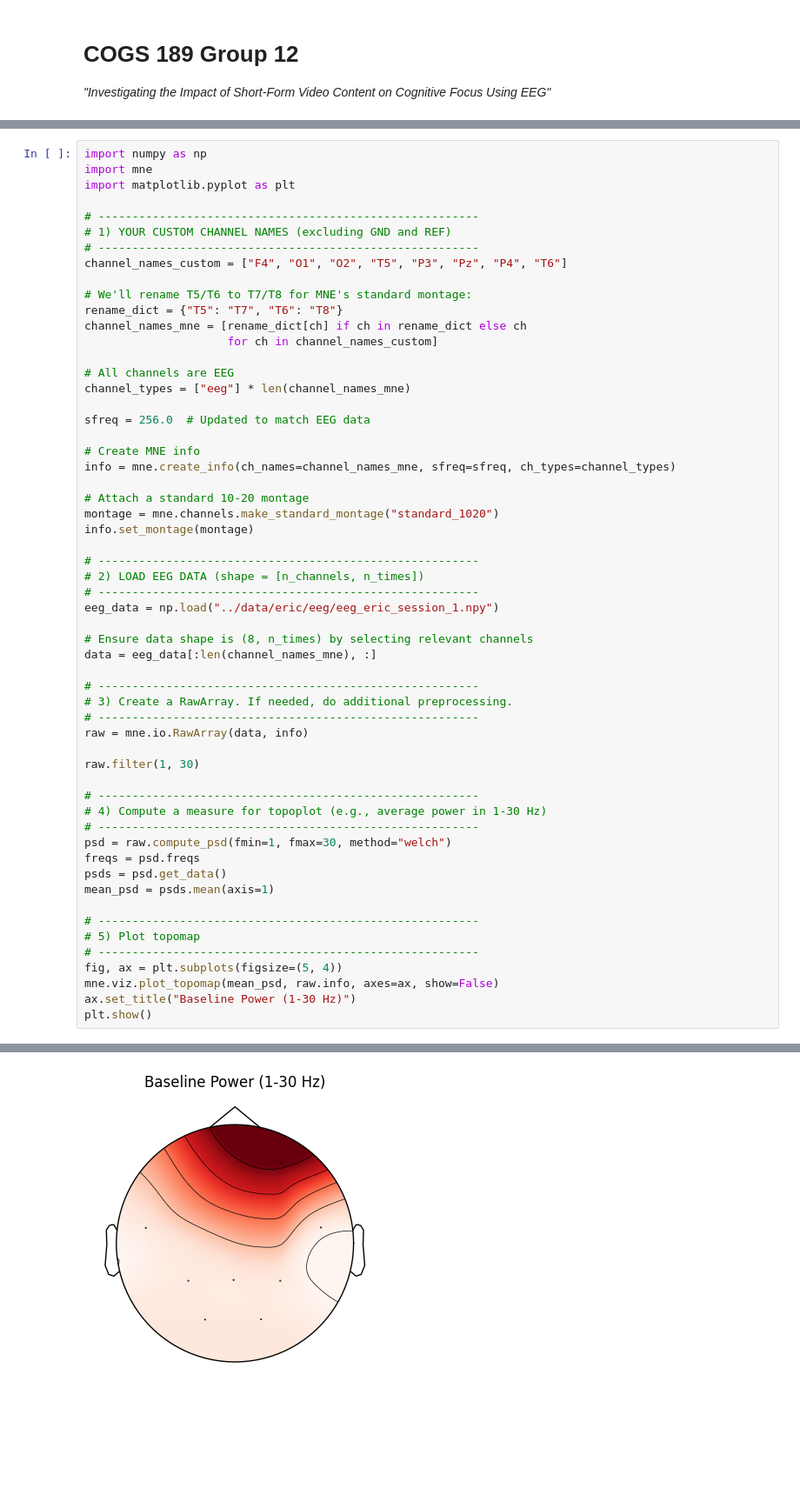
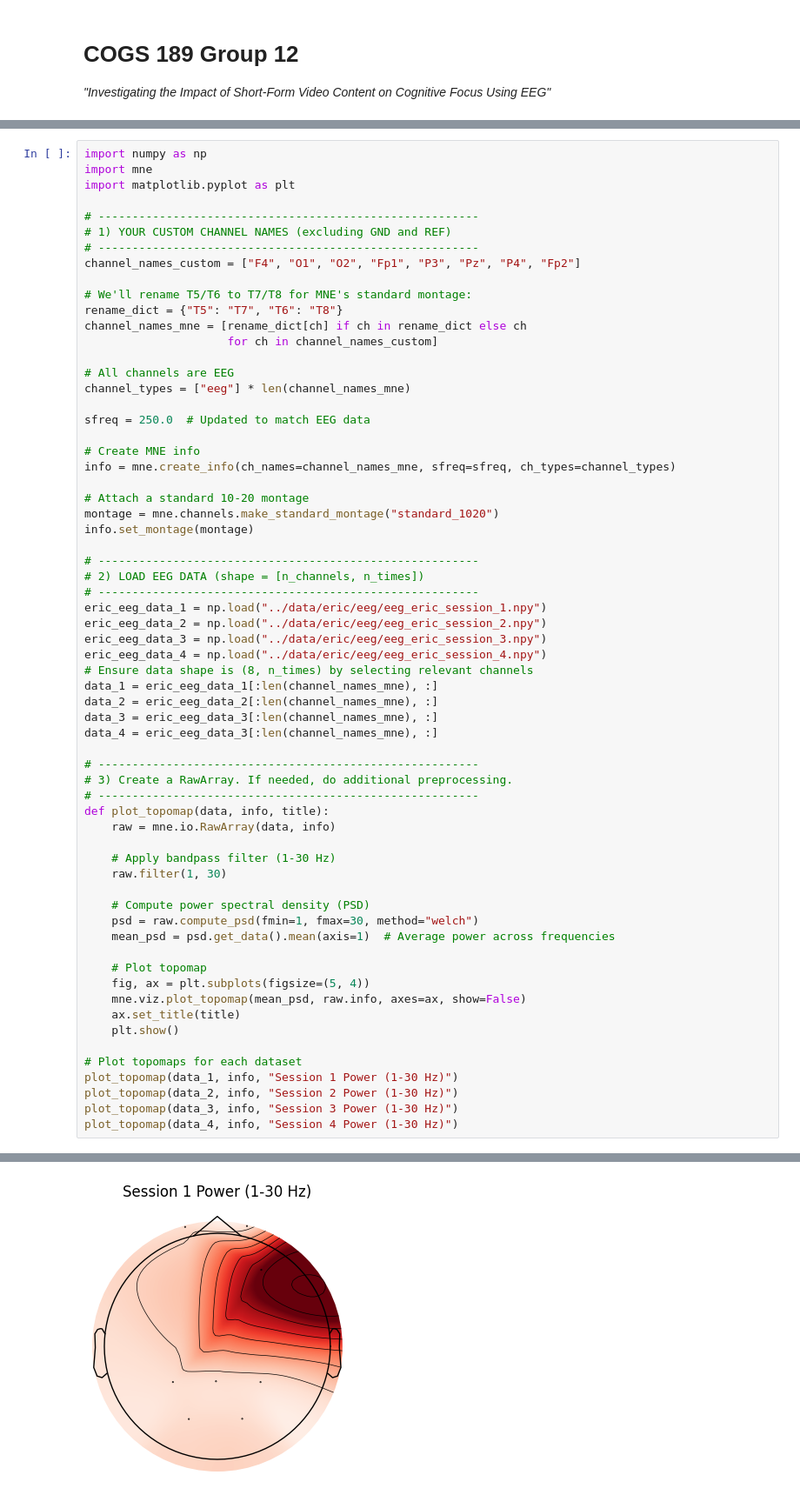
Before and after one commit to kkatevu/COGS189---Final-Project, a Jupyter notebook: COGS189/project_meat/Notebooks/eeg_data_analysis.ipynb, the cells around one changed output, grey strips where cells are left out. Shown: that part at 87% size. Cells and saved outputs as stored; diff of their text form; blank space fills up the shorter version.

```diff
--- a/COGS189/project_meat/Notebooks/eeg_data_analysis.ipynb
+++ b/COGS189/project_meat/Notebooks/eeg_data_analysis.ipynb
@@ -29,7 +29,7 @@ import matplotlib.pyplot as plt
 # --------------------------------------------------------
 # 1) YOUR CUSTOM CHANNEL NAMES (excluding GND and REF)
 # --------------------------------------------------------
-channel_names_custom = ["F4", "O1", "O2", "T5", "P3", "Pz", "P4", "T6"]
+channel_names_custom = ["F4", "O1", "O2", "Fp1", "P3", "Pz", "P4", "Fp2"]
 
 # We'll rename T5/T6 to T7/T8 for MNE's standard montage:
 rename_dict = {"T5": "T7", "T6": "T8"}
@@ -39,7 +39,7 @@ channel_names_mne = [rename_dict[ch] if ch in rename_dict else ch
 # All channels are EEG
 channel_types = ["eeg"] * len(channel_names_mne)
 
-sfreq = 256.0  # Updated to match EEG data
+sfreq = 250.0  # Updated to match EEG data
 
 # Create MNE info
 info = mne.create_info(ch_names=channel_names_mne, sfreq=sfreq, ch_types=channel_types)
@@ -51,32 +51,39 @@ info.set_montage(montage)
 # --------------------------------------------------------
 # 2) LOAD EEG DATA (shape = [n_channels, n_times])
 # --------------------------------------------------------
-eeg_data = np.load("../data/eric/eeg/eeg_eric_session_1.npy")
-
+eric_eeg_data_1 = np.load("../data/eric/eeg/eeg_eric_session_1.npy")
+eric_eeg_data_2 = np.load("../data/eric/eeg/eeg_eric_session_2.npy")
+eric_eeg_data_3 = np.load("../data/eric/eeg/eeg_eric_session_3.npy")
+eric_eeg_data_4 = np.load("../data/eric/eeg/eeg_eric_session_4.npy")
 # Ensure data shape is (8, n_times) by selecting relevant channels
-data = eeg_data[:len(channel_names_mne), :]
+data_1 = eric_eeg_data_1[:len(channel_names_mne), :]
+data_2 = eric_eeg_data_2[:len(channel_names_mne), :]
+data_3 = eric_eeg_data_3[:len(channel_names_mne), :]
+data_4 = eric_eeg_data_3[:len(channel_names_mne), :]
 
 # --------------------------------------------------------
 # 3) Create a RawArray. If needed, do additional preprocessing.
 # --------------------------------------------------------
-raw = mne.io.RawArray(data, info)
+def plot_topomap(data, info, title):
+    raw = mne.io.RawArray(data, info)
 
-raw.filter(1, 30)
+    # Apply bandpass filter (1-30 Hz)
+    raw.filter(1, 30)
 
-# --------------------------------------------------------
-# 4) Compute a measure for topoplot (e.g., average power in 1-30 Hz)
-# --------------------------------------------------------
-psd = raw.compute_psd(fmin=1, fmax=30, method="welch")
-freqs = psd.freqs
-psds = psd.get_data()
-mean_psd = psds.mean(axis=1)
+    # Compute power spectral density (PSD)
+    psd = raw.compute_psd(fmin=1, fmax=30, method="welch")
+    mean_psd = psd.get_data().mean(axis=1)  # Average power across frequencies
 
-# --------------------------------------------------------
-# 5) Plot topomap
-# --------------------------------------------------------
-fig, ax = plt.subplots(figsize=(5, 4))
-mne.viz.plot_topomap(mean_psd, raw.info, axes=ax, show=False)
-ax.set_title("Baseline Power (1-30 Hz)")
-plt.show()
+    # Plot topomap
+    fig, ax = plt.subplots(figsize=(5, 4))
+    mne.viz.plot_topomap(mean_psd, raw.info, axes=ax, show=False)
+    ax.set_title(title)
+    plt.show()
+
+# Plot topomaps for each dataset
+plot_topomap(data_1, info, "Session 1 Power (1-30 Hz)")
+plot_topomap(data_2, info, "Session 2 Power (1-30 Hz)")
+plot_topomap(data_3, info, "Session 3 Power (1-30 Hz)")
+plot_topomap(data_4, info, "Session 4 Power (1-30 Hz)")
 # %% [output]
 Creating RawArray with float64 data, n_channels=8, n_times=45000
@@ -100 +107 @@ Effective window size : 8.000 (s)
-[figure, old version]
+[figure, new version]
```
Also changed, not shown: parts of 5 cells of this notebook, 1 other file.
